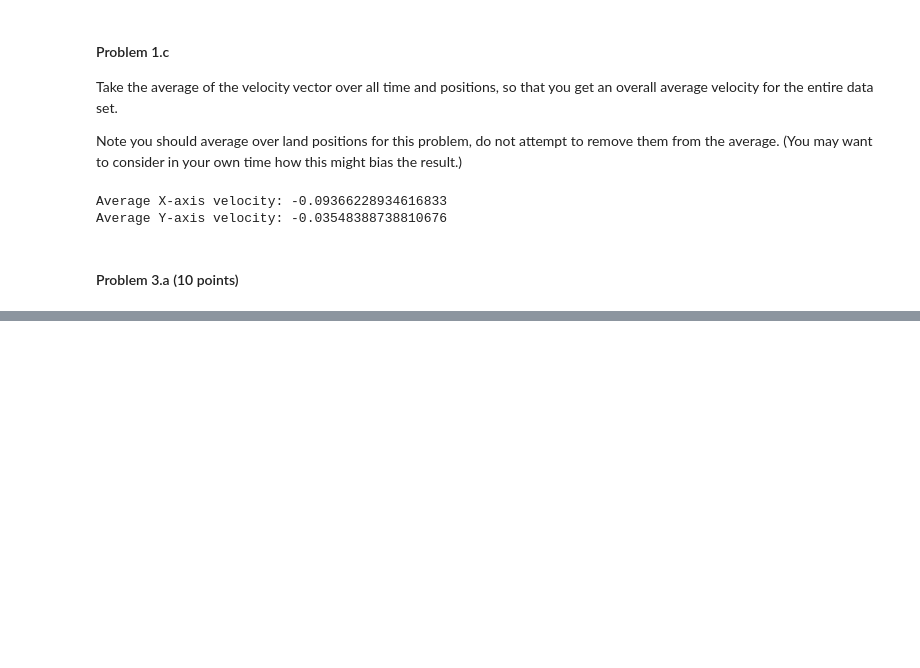
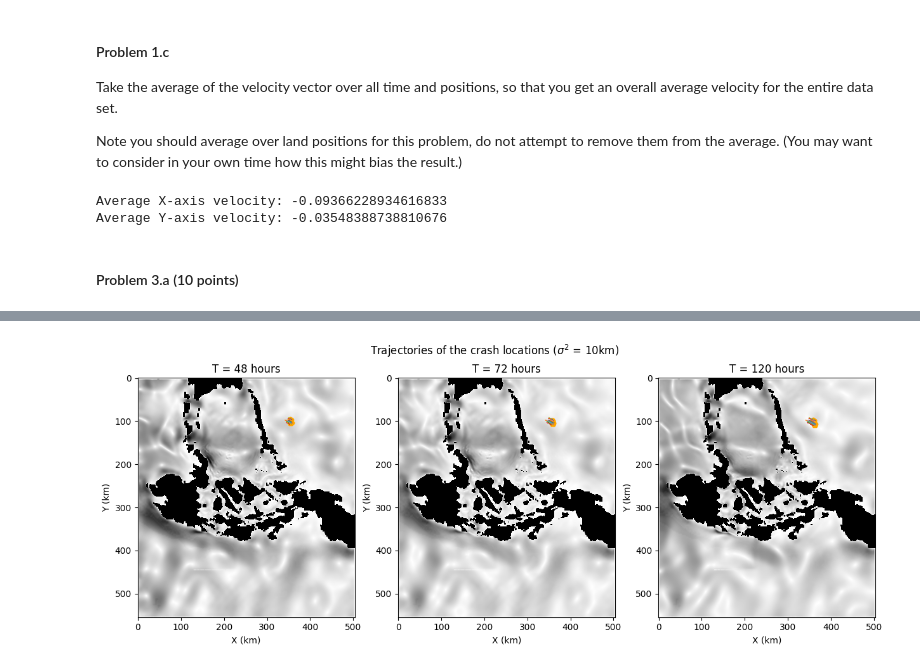
Before and after one commit to eddysanoli-galileo/Data-Analysis-Statistical-Modeling-and-Computation-in-Applications, a Jupyter notebook: Module 5 - Environmental Data and Gaussian Processes/Project/Project.ipynb, the cells around one changed output, grey strips where cells are left out. Cells and saved outputs as stored; diff of their text form; code cells hidden in the pictures; blank space fills up the shorter version.

```diff
--- a/Module 5 - Environmental Data and Gaussian Processes/Project/Project.ipynb
+++ b/Module 5 - Environmental Data and Gaussian Processes/Project/Project.ipynb
@@ -335,0 +258,85 @@ MovieWriter imagemagick unavailable; using Pillow instead.
+# %%
+# Mean of the place where the plane crashed
+# (Given in indexes)
+mu_crash = np.array([[100, 350]])
+
+# Variances to test for the crash location
+# (In kilometers)
+variances_crash_km = [10, 50, 100, 150]
+
+for sigma_km in variances_crash_km:
+
+    # Convert the variance to indexes
+    sigma_crash = sigma_km / 3
+
+    # Number of crash locations to simulate
+    n_locations = 20
+
+    # Generate random crash locations from a normal distribution
+    np.random.seed(69420)
+    crash_locations = np.random.normal(
+        loc=mu_crash,
+        scale=sigma_crash,
+        size=(n_locations, 2)
+    )
+
+    # Simulate the flow for the crash locations
+    # (We want to simulate up to 120 hours. Each timestep is 3 hours long
+    # so we need to simulate 40 timesteps)
+    X_history, V_history = simulate_flow(
+        x_t=crash_locations,
+        v_t=Vt,
+        timesteps=40
+    )
+
+    # ==================== PLOT ==================== #
+
+    # Plot with 1 row and 3 columns
+    fig, axs = plt.subplots(1, 3, figsize=(15, 5))
+
+    # Plot the trajectories for 48 hours (16 timesteps)
+    plot_particle_simulation(
+        X_history,
+        V_history,
+        v_t=Vt,
+        land_mask=mask,
+        end_timestep=16,
+        custom_ax=axs[0],
+        quivers=False
+    )
+
+    # Plot the trajectories for 72 hours (24 timesteps)
+    plot_particle_simulation(
+        X_history,
+        V_history,
+        v_t=Vt,
+        land_mask=mask,
+        end_timestep=24,
+        custom_ax=axs[1],
+        quivers=False
+    )
+
+    # Plot the trajectories for 120 hours (40 timesteps)
+    plot_particle_simulation(
+        X_history,
+        V_history,
+        v_t=Vt,
+        land_mask=mask,
+        end_timestep=40,
+        custom_ax=axs[2],
+        quivers=False
+    )
+
+    # Set the title for each plot
+    axs[0].set_title("T = 48 hours")
+    axs[1].set_title("T = 72 hours")
+    axs[2].set_title("T = 120 hours")
+
+    # Set the title for the figure
+    fig.suptitle(
+        f"Trajectories of the crash locations ($\sigma^2$ = {sigma_km}km)"
+    )
+
+    plt.show()
+# %% [output]
+[figure, added]
```
Also changed, not shown: parts of 6 cells of this notebook, 11 other files.
